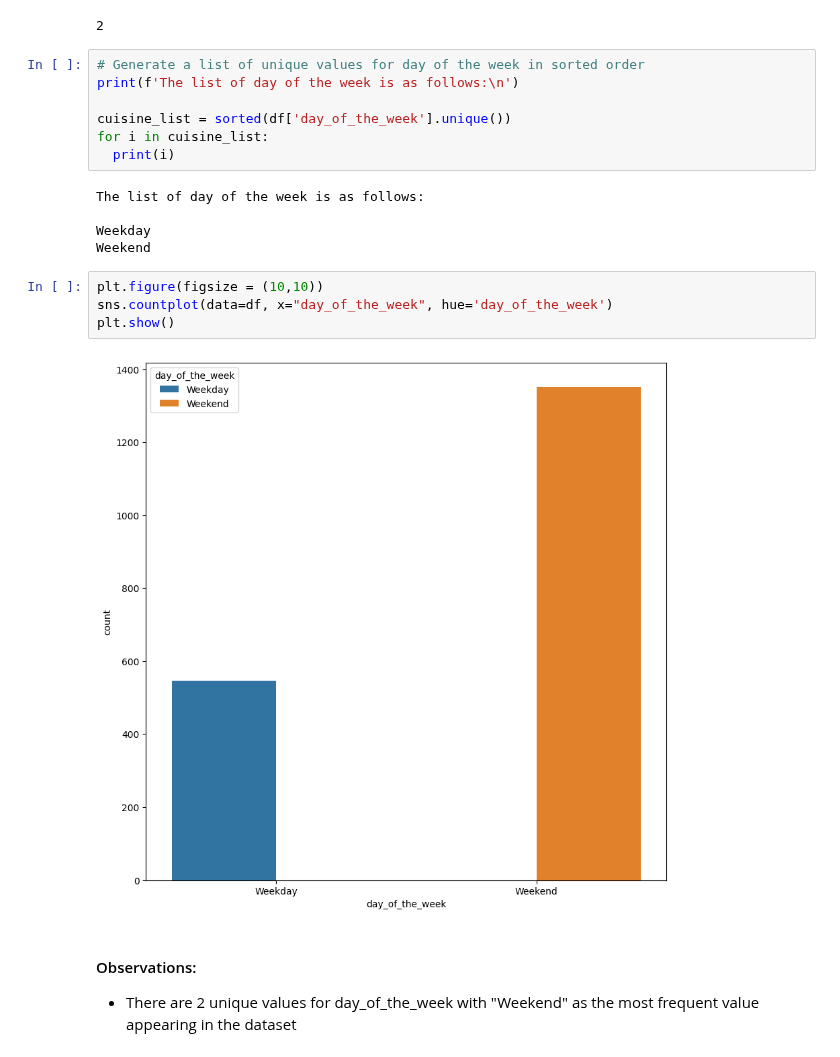
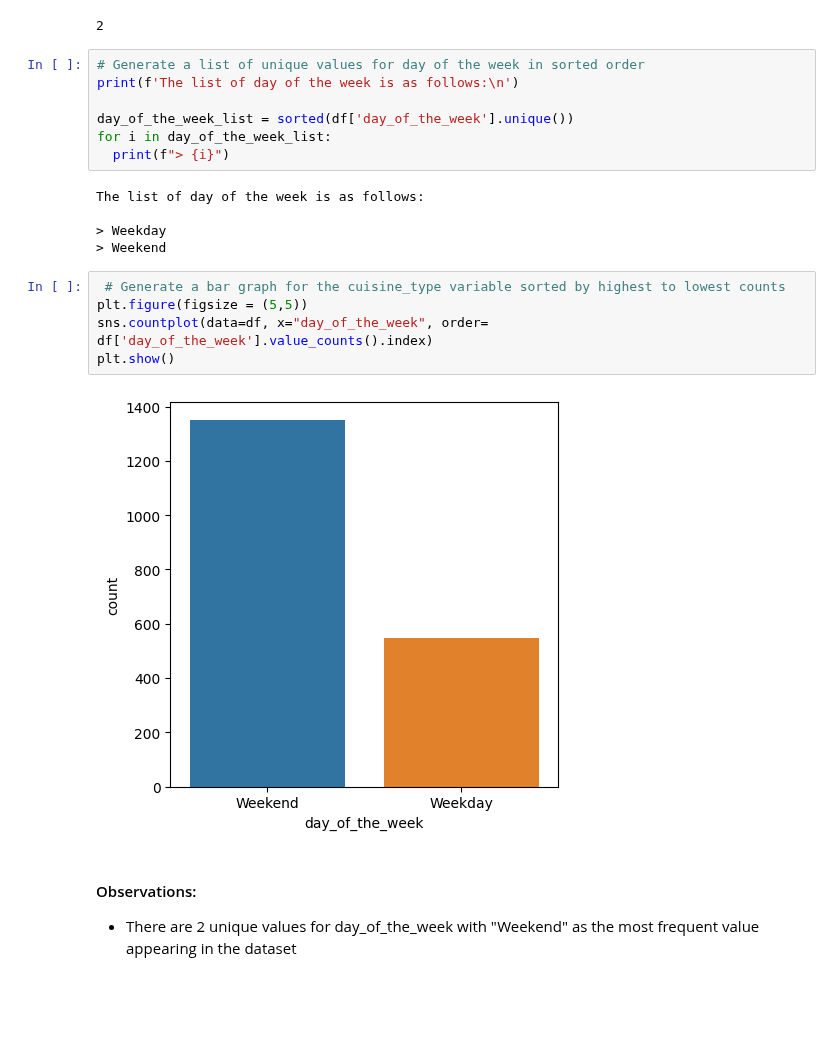
Before and after one commit to HelimaBass/Content_Drive, a Jupyter notebook: FDS_Project_LearnerNotebook_FullCode.ipynb, the cells around one changed output. Drawn from its saved outputs; the diff is of its cells as text; blank space fills up the shorter version.

```diff
--- a/FDS_Project_LearnerNotebook_FullCode.ipynb
+++ b/FDS_Project_LearnerNotebook_FullCode.ipynb
@@ -375,20 +370,21 @@ df['day_of_the_week'].nunique()
 # Generate a list of unique values for day of the week in sorted order
 print(f'The list of day of the week is as follows:\n')
 
-cuisine_list = sorted(df['day_of_the_week'].unique())
-for i in cuisine_list:
-  print(i)
+day_of_the_week_list = sorted(df['day_of_the_week'].unique())
+for i in day_of_the_week_list:
+  print(f"> {i}")
 # %% [output]
 The list of day of the week is as follows:
 
-Weekday
-Weekend
+> Weekday
+> Weekend
 # %%
-plt.figure(figsize = (10,10))
-sns.countplot(data=df, x="day_of_the_week", hue='day_of_the_week')
+ # Generate a bar graph for the cuisine_type variable sorted by highest to lowest counts
+plt.figure(figsize = (5,5))
+sns.countplot(data=df, x="day_of_the_week", order= df['day_of_the_week'].value_counts().index)
 plt.show()
 # %% [output]
-[figure, old version]
+[figure, new version]
 # %% [markdown]
 #### Observations:
 * There are 2 unique values for day_of_the_week with "Weekend" as the most frequent value appearing in the dataset
```
Also changed, not shown: parts of 15 cells of this notebook.
